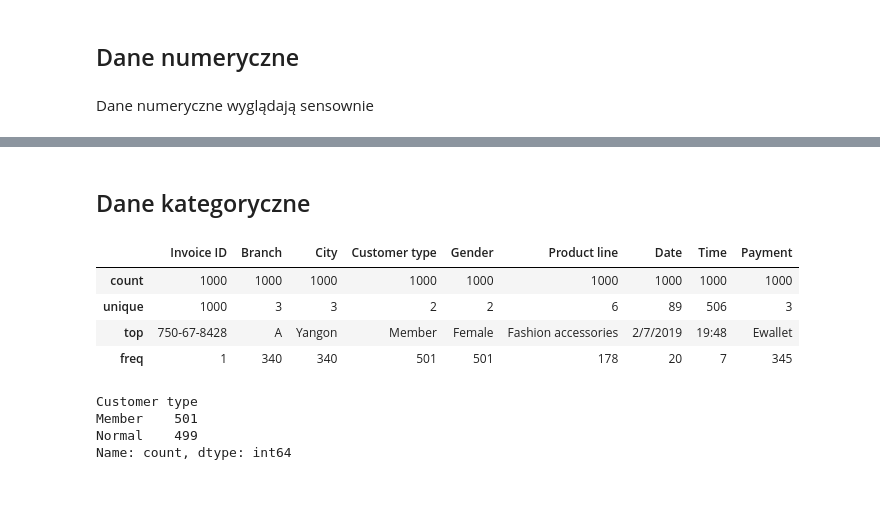
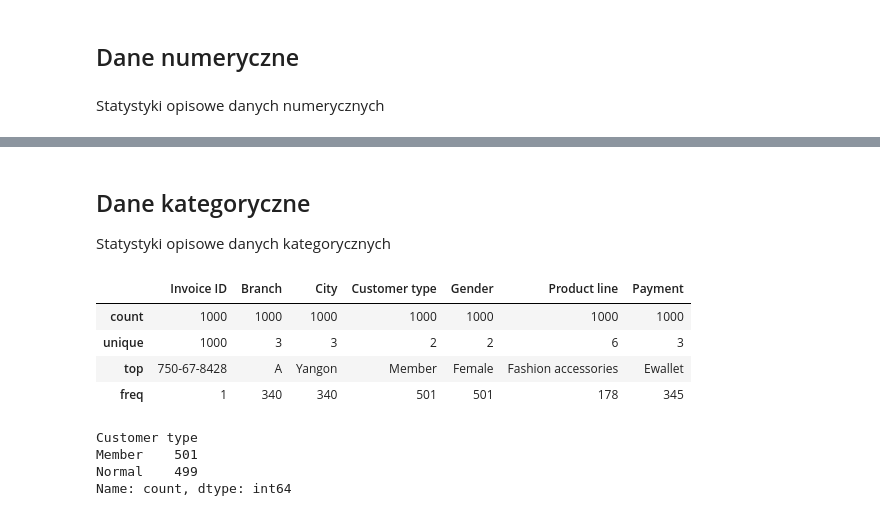
Before and after one commit to rstudion-t/biedronka-analysis, a Jupyter notebook: notebooks/analysis.ipynb, the cells around one changed output, grey strips where cells are left out. Drawn from its saved outputs; the diff is of its cells as text; code cells hidden in the pictures.

```diff
--- a/notebooks/analysis.ipynb
+++ b/notebooks/analysis.ipynb
@@ -45,5 +56,7 @@ memory usage: 132.9+ KB
+# %%
+df['Datetime'] = pd.to_datetime(df['Date'] + " " + df['Time'])
 # %% [markdown]
 ## Dane numeryczne
-# %% [markdown]
-Dane numeryczne wyglądają sensownie
+# %% [markdown]
+Statystyki opisowe danych numerycznych
 # %%
@@ -60,14 +73,16 @@ df.describe()
 | max | 99.960000 | 10.000000 | 49.650000 | 1042.650000 | 993.00000 | 4.761905 | 49.650000 | 10.00000 |
 # %% [markdown]
 ## Dane kategoryczne
+
+Statystyki opisowe danych kategorycznych
 # %%
-df.describe(include=object)
+df.drop(['Date', 'Time'], axis=1).describe(include=object)
 # %% [output]
-|  | Invoice ID | Branch | City | Customer type | Gender | Product line | Date | Time | Payment |
-| count | 1000 | 1000 | 1000 | 1000 | 1000 | 1000 | 1000 | 1000 | 1000 |
-| unique | 1000 | 3 | 3 | 2 | 2 | 6 | 89 | 506 | 3 |
-| top | 750-67-8428 | A | Yangon | Member | Female | Fashion accessories | 2/7/2019 | 19:48 | Ewallet |
-| freq | 1 | 340 | 340 | 501 | 501 | 178 | 20 | 7 | 345 |
+|  | Invoice ID | Branch | City | Customer type | Gender | Product line | Payment |
+| count | 1000 | 1000 | 1000 | 1000 | 1000 | 1000 | 1000 |
+| unique | 1000 | 3 | 3 | 2 | 2 | 6 | 3 |
+| top | 750-67-8428 | A | Yangon | Member | Female | Fashion accessories | Ewallet |
+| freq | 1 | 340 | 340 | 501 | 501 | 178 | 345 |
 # %%
 df['Customer type'].value_counts()
 # %% [output]
```
Also changed, not shown: parts of 10 cells of this notebook.
